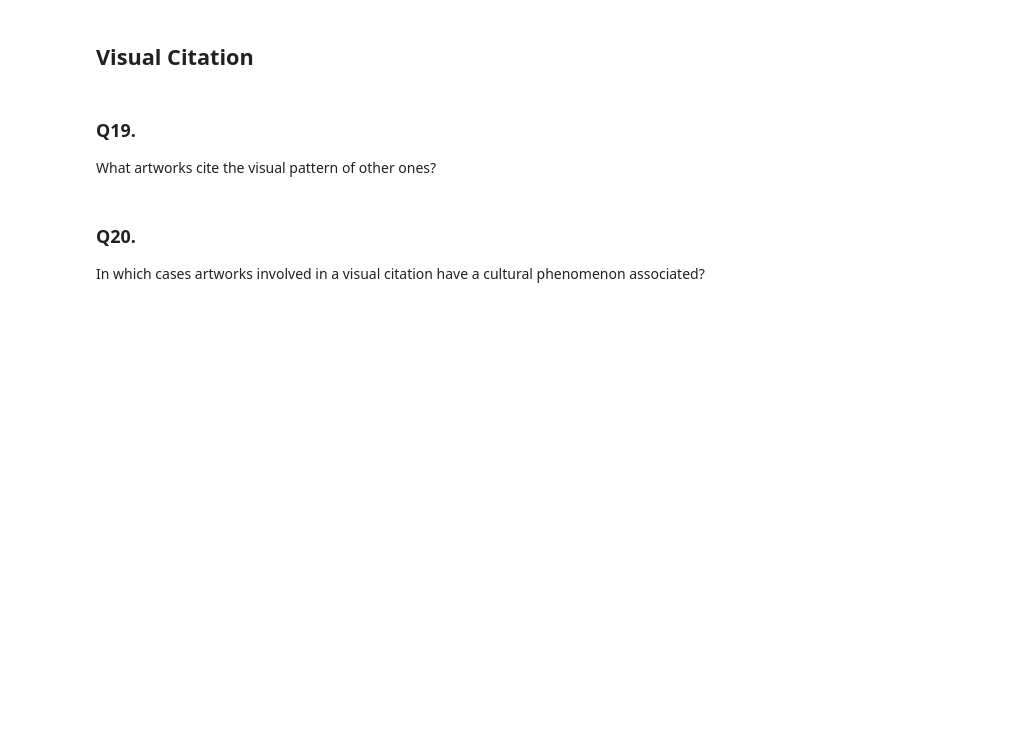
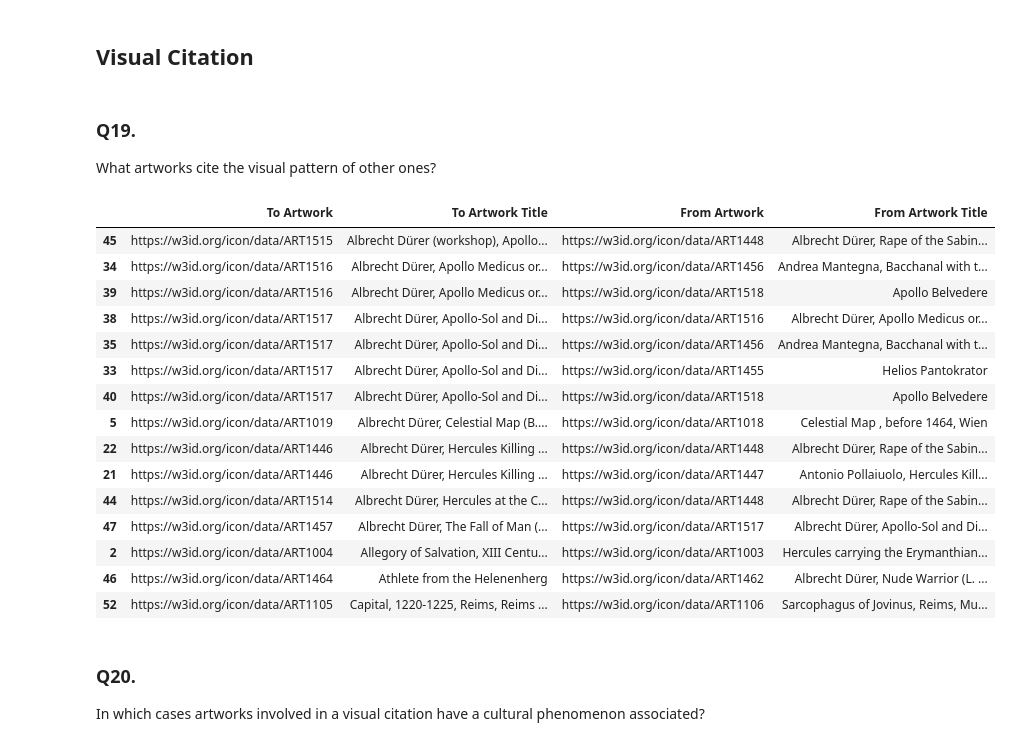
Before and after one commit to SofiBar/IconologyDataset, a Jupyter notebook: analysis/research_questions.ipynb, the cells around one changed output. Cells and saved outputs as stored; diff of their text form; code cells hidden in the pictures; blank space fills up the shorter version.

```diff
--- a/analysis/research_questions.ipynb
+++ b/analysis/research_questions.ipynb
@@ -795,6 +1266,62 @@ What were the known textual sources to which the artwork refers? Is the artwork
 # %% [markdown]
 ### Q19.
 What artworks cite the visual pattern of other ones?
+# %%
+interpr_list2 = []
+    # query with both lev1 and lev2 subj
+q2_interpr = """
+    PREFIX d: <https://w3id.org/icon/data/>
+    PREFIX icon: <https://w3id.org/icon/ontology/>
+    PREFIX sim: <https://w3id.org/simulation/ontology/>
+    PREFIX dul: <http://www.ontologydesignpatterns.org/ont/dul/DUL.owl#>
+    PREFIX crm: <http://www.cidoc-crm.org/cidoc-crm/>
+    PREFIX cito: <http://purl.org/spar/cito/>
+
+SELECT DISTINCT ?art ?artLabel ?art2 ?art2Label where {
+
+    ?rec icon:aboutWorkOfArt ?art;
+         a icon:FormalMotifRecognition.
+  ?rec icon:hasPrototypicalMotif ?am;  icon:hasCopiedMotif ?am2.
+ ?preicrec icon:aboutWorkOfArt ?art2; icon:recognizedArtisticMotif | icon:recognizedComposition ?am .
+ ?obj crm:P65_shows_visual_item ?art; rdfs:label ?artLabel.
+ ?obj2 crm:P65_shows_visual_item ?art2; rdfs:label ?art2Label.
+
+
+FILTER (?artLabel != "")
+FILTER (?art2Label != "")
+}
+    """
+
+result2_interpr = sparql_query_setting(q2_interpr, icon_sparql)
+for b in result2_interpr['results']['bindings']:
+    art = b["art"]["value"]
+    artLabel = b["artLabel"]["value"]
+    fromArt = b["art2"]["value"]
+    fromArtLabel = b["art2Label"]["value"]
+
+    interpr_list2.append([art, artLabel, fromArt, fromArtLabel])
+
+df_interpr = pd.DataFrame(np.array(interpr_list2),
+        columns=['To Artwork', 'To Artwork Title', 'From Artwork', 'From Artwork Title'])
+df_interpr2 =  df_interpr.sort_values(by='To Artwork Title')
+df_interpr2.head(15)
+# %% [output]
+|  | To Artwork | To Artwork Title | From Artwork | From Artwork Title |
+| 45 | https://w3id.org/icon/data/ART1515 | Albrecht Dürer (workshop), Apollo... | https://w3id.org/icon/data/ART1448 | Albrecht Dürer, Rape of the Sabin... |
+| 34 | https://w3id.org/icon/data/ART1516 | Albrecht Dürer, Apollo Medicus or... | https://w3id.org/icon/data/ART1456 | Andrea Mantegna, Bacchanal with t... |
+| 39 | https://w3id.org/icon/data/ART1516 | Albrecht Dürer, Apollo Medicus or... | https://w3id.org/icon/data/ART1518 | Apollo Belvedere |
+| 38 | https://w3id.org/icon/data/ART1517 | Albrecht Dürer, Apollo-Sol and Di... | https://w3id.org/icon/data/ART1516 | Albrecht Dürer, Apollo Medicus or... |
+| 35 | https://w3id.org/icon/data/ART1517 | Albrecht Dürer, Apollo-Sol and Di... | https://w3id.org/icon/data/ART1456 | Andrea Mantegna, Bacchanal with t... |
+| 33 | https://w3id.org/icon/data/ART1517 | Albrecht Dürer, Apollo-Sol and Di... | https://w3id.org/icon/data/ART1455 | Helios Pantokrator |
+| 40 | https://w3id.org/icon/data/ART1517 | Albrecht Dürer, Apollo-Sol and Di... | https://w3id.org/icon/data/ART1518 | Apollo Belvedere |
+| 5 | https://w3id.org/icon/data/ART1019 | Albrecht Dürer, Celestial Map (B.... | https://w3id.org/icon/data/ART1018 | Celestial Map , before 1464, Wien |
+| 22 | https://w3id.org/icon/data/ART1446 | Albrecht Dürer, Hercules Killing ... | https://w3id.org/icon/data/ART1448 | Albrecht Dürer, Rape of the Sabin... |
+| 21 | https://w3id.org/icon/data/ART1446 | Albrecht Dürer, Hercules Killing ... | https://w3id.org/icon/data/ART1447 | Antonio Pollaiuolo, Hercules Kill... |
+| 44 | https://w3id.org/icon/data/ART1514 | Albrecht Dürer, Hercules at the C... | https://w3id.org/icon/data/ART1448 | Albrecht Dürer, Rape of the Sabin... |
+| 47 | https://w3id.org/icon/data/ART1457 | Albrecht Dürer, The Fall of Man (... | https://w3id.org/icon/data/ART1517 | Albrecht Dürer, Apollo-Sol and Di... |
+| 2 | https://w3id.org/icon/data/ART1004 | Allegory of Salvation, XIII Centu... | https://w3id.org/icon/data/ART1003 | Hercules carrying the Erymanthian... |
+| 46 | https://w3id.org/icon/data/ART1464 | Athlete from the Helenenherg | https://w3id.org/icon/data/ART1462 | Albrecht Dürer, Nude Warrior (L. ... |
+| 52 | https://w3id.org/icon/data/ART1105 | Capital, 1220-1225, Reims, Reims ... | https://w3id.org/icon/data/ART1106 | Sarcophagus of Jovinus, Reims, Mu... |
 # %% [markdown]
 ### Q20.
 In which cases artworks involved in a visual citation have a cultural phenomenon associated?
```
Also changed, not shown: parts of 9 cells of this notebook.
